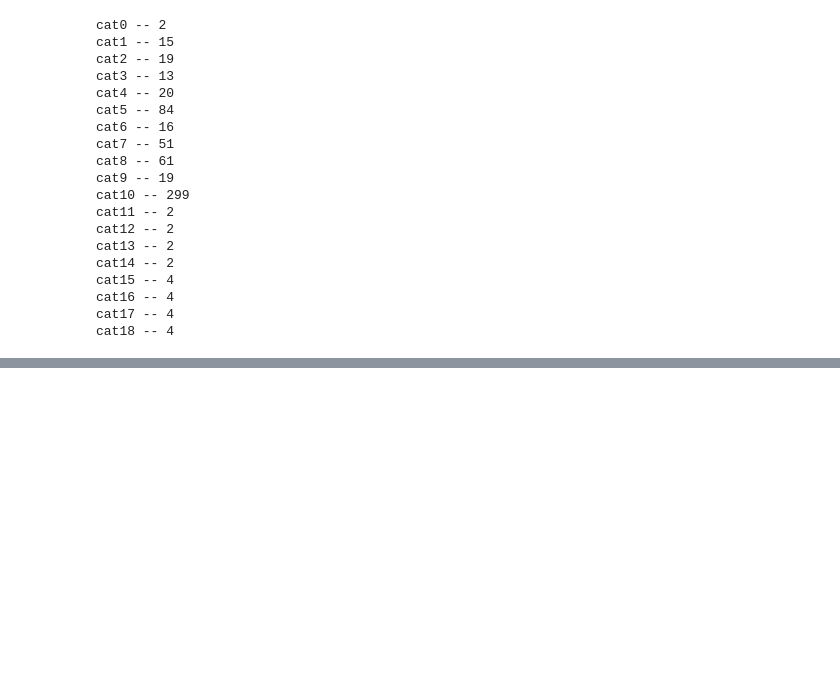
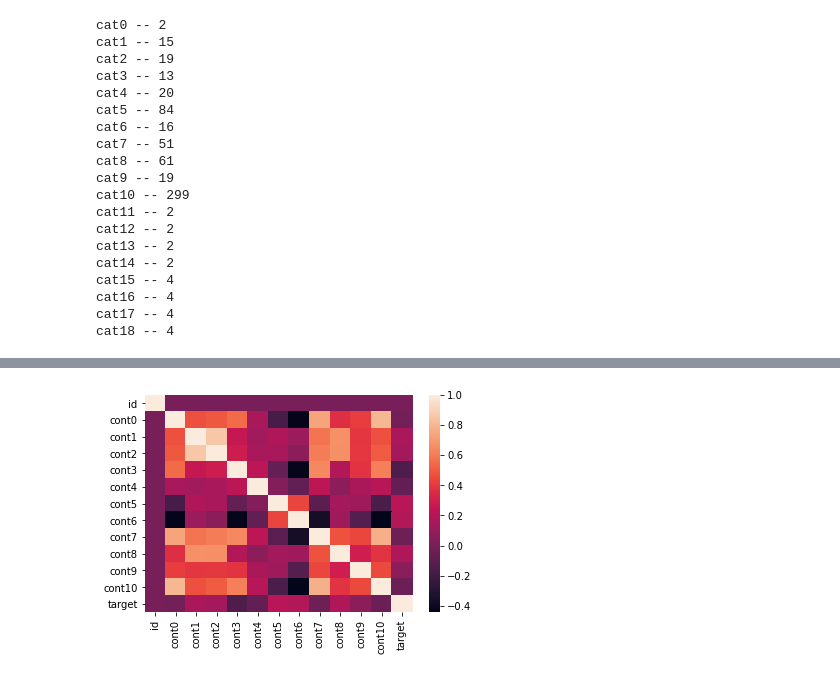
Before and after one commit to DaoodS/Machine_Learning_Projects, a Jupyter notebook: Project_11/Implementation/data_processing.ipynb, the cells around one changed output, grey strips where cells are left out. Saved outputs shown, nothing was run; the diff lists cells and outputs as text; code cells hidden in the pictures; blank space fills up the shorter version.

```diff
--- a/Project_11/Implementation/data_processing.ipynb
+++ b/Project_11/Implementation/data_processing.ipynb
@@ -84,0 +132,5 @@ cat18 -- 4
+# %%
+sns.heatmap(train.corr())
+plt.show()
+# %% [output]
+[figure, added]
```
Also changed, not shown: parts of 39 cells of this notebook, 4 other files.
